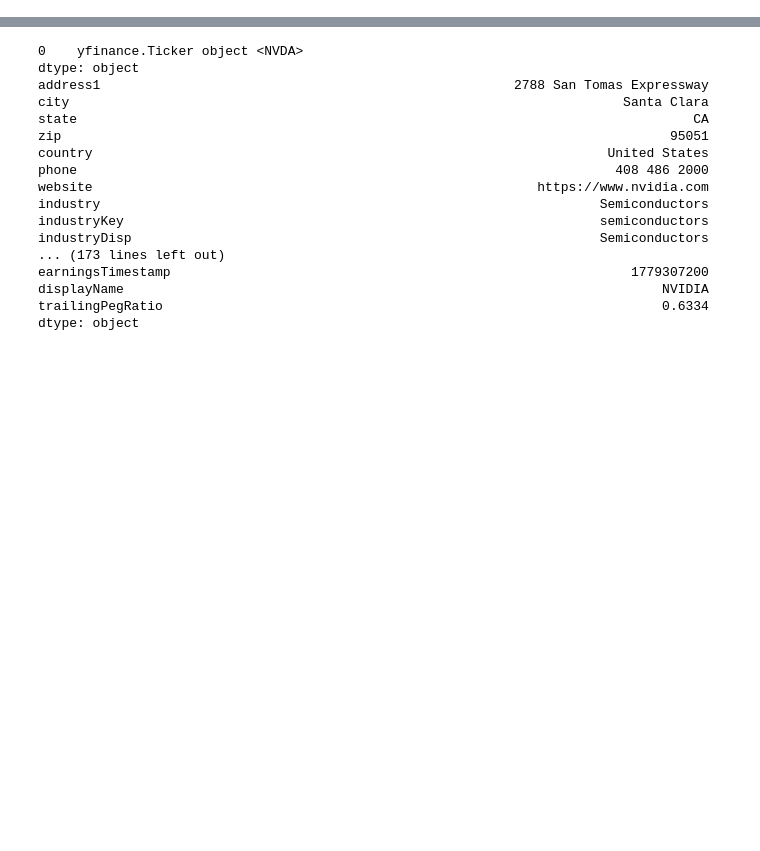
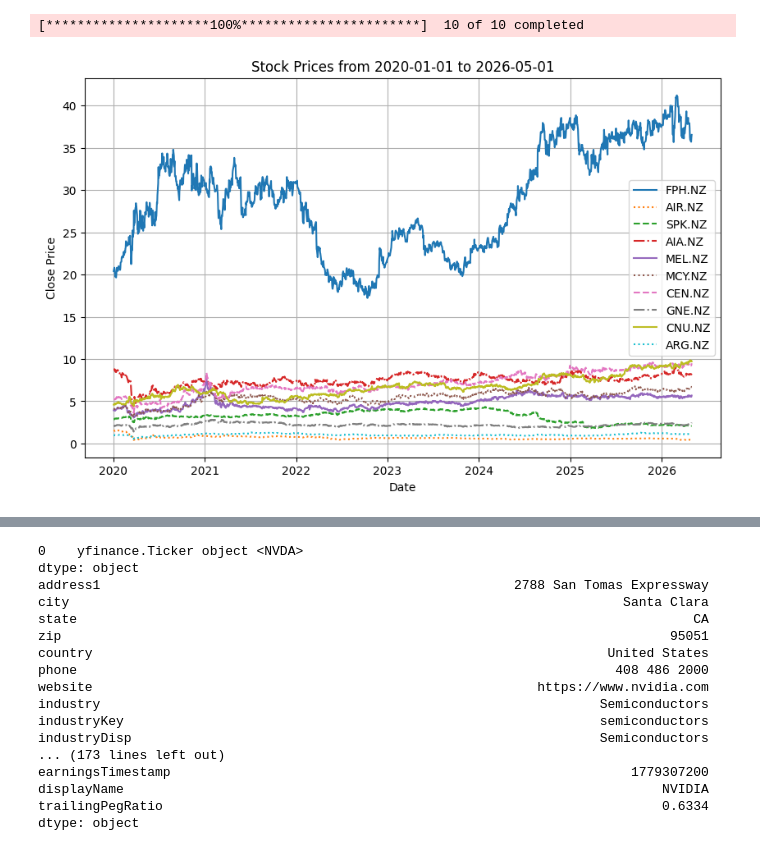
Before and after one commit to gilgamesh7/investing_for_programmers, a Jupyter notebook: 001_basics.ipynb, the cells around one changed output, grey strips where cells are left out. Saved outputs shown, nothing was run; the diff lists cells and outputs as text; code cells hidden in the pictures; blank space fills up the shorter version.

```diff
--- a/001_basics.ipynb
+++ b/001_basics.ipynb
@@ -4,3 +4,16 @@ import pandas as pd
 import matplotlib.pyplot as plt
 
 pd.set_option('display.max_rows', None)
+# %%
+nzx_tickers = [
+    "FPH.NZ",  # Fisher & Paykel Healthcare
+    "AIR.NZ",  # Air New Zealand
+    "SPK.NZ",  # Spark
+    "AIA.NZ",  # Auckland Airport
+    "MEL.NZ",  # Meridian Energy
+    "MCY.NZ",  # Mercury Energy
+    "CEN.NZ",  # Contact Energy
+    "GNE.NZ",  # Genesis Energy
+    "CNU.NZ",  # Chorus
+    "ARG.NZ",  # Argosy Property
+]
@@ -6,0 +57,7 @@ pd.set_option('display.max_rows', None)
+# %%
+start_date = "2020-01-01"
+end_date = "2026-05-01"
+plot_stock_prices(nzx_tickers, start_date, end_date)
+# %% [output]
+[*********************100%***********************]  10 of 10 completed
+[figure, added]
```
Also changed, not shown: parts of 4 cells of this notebook.
